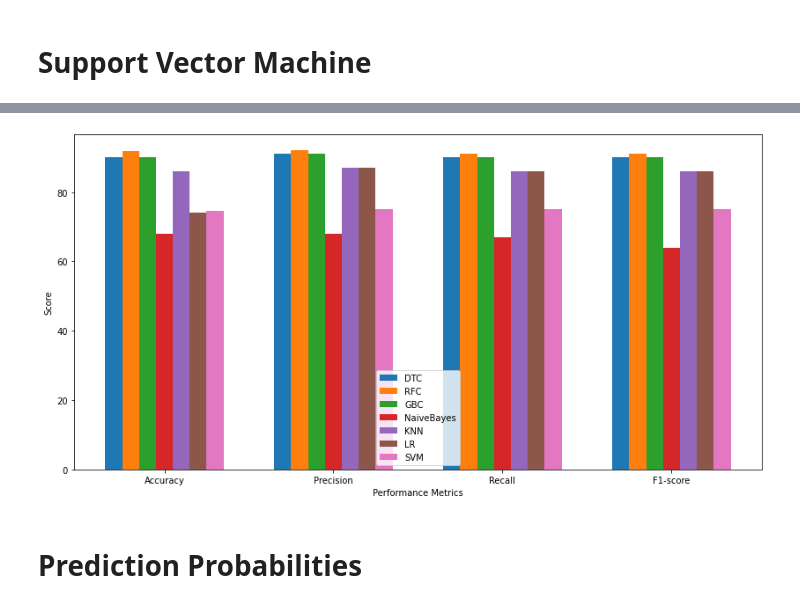
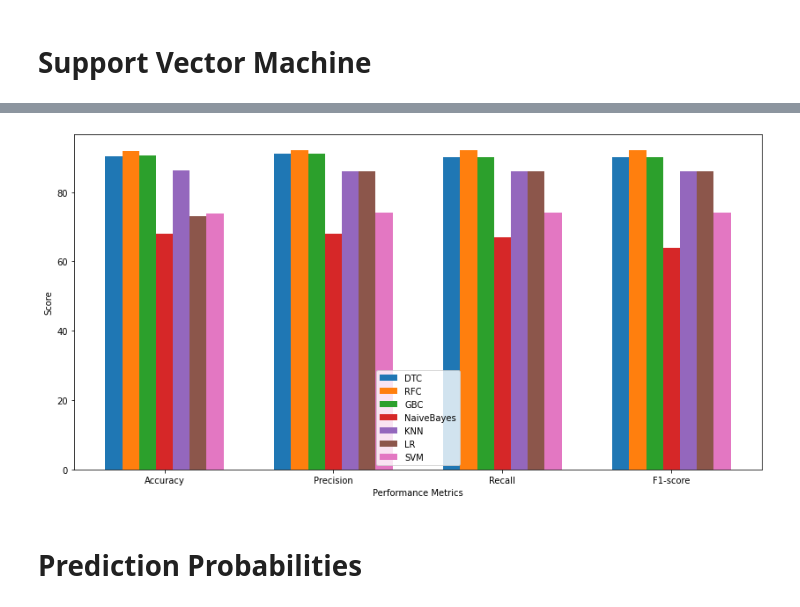
Before and after one commit to AniShama/thesis-data, a Jupyter notebook: feature importance.ipynb, the cells around one changed output, grey strips where cells are left out. Drawn from its saved outputs; the diff is of its cells as text; code cells hidden in the pictures.

```diff
--- a/feature importance.ipynb
+++ b/feature importance.ipynb
@@ -840,37 +852,37 @@ plt.show()
 # %%
 w=0.1
 x=["Accuracy","Precision","Recall","F1-score"]
-DTC=[90,91,90,90]
-RFC=[91.79,92,91,91]
-GBC=[90,91,90,90]
-NaiveBayes=[68,68,67,64]
-KNN=[86,87,86,86]
-LR=[74,87,86,86]
-SVM=[74.7,75,75,75]
+DTC=[90.43,91,90,90]
+RFC=[91.92,92,92,92]
+GBC=[90.5,91,90,90]
+NaiveBayes=[67.86,68,67,64]
+KNN=[86.22,86,86,86]
+LR=[73.15,86,86,86]
+SVM=[73.7,74,74,74]
 
 bar1=np.arange(len(x))
 bar2=[i+w for i in bar1]
 bar3=[i+w for i in bar2]
 bar4=[i+w for i in bar3]
 bar5=[i+w for i in bar4]
 bar6=[i+w for i in bar5]
 bar7=[i+w for i in bar6]
 plt.figure(figsize=(14,7))
 plt.bar(bar1,DTC,w,label="DTC")
 plt.bar(bar2,RFC,w,label="RFC")
 plt.bar(bar3,GBC,w,label="GBC")
 plt.bar(bar4,NaiveBayes,w,label="NaiveBayes")
 plt.bar(bar5,KNN,w,label="KNN")
 plt.bar(bar6,LR,w,label="LR")
 plt.bar(bar7,SVM,w,label="SVM")
 
 plt.xlabel("Performance Metrics")
 plt.ylabel("Score")
 plt.xticks(bar4,x)
 plt.legend()
 plt.show()
 # %% [output]
-[figure, old version]
+[figure, new version]
 # %% [markdown]
 # Prediction Probabilities
 # %%
```
Also changed, not shown: parts of 38 cells of this notebook.
